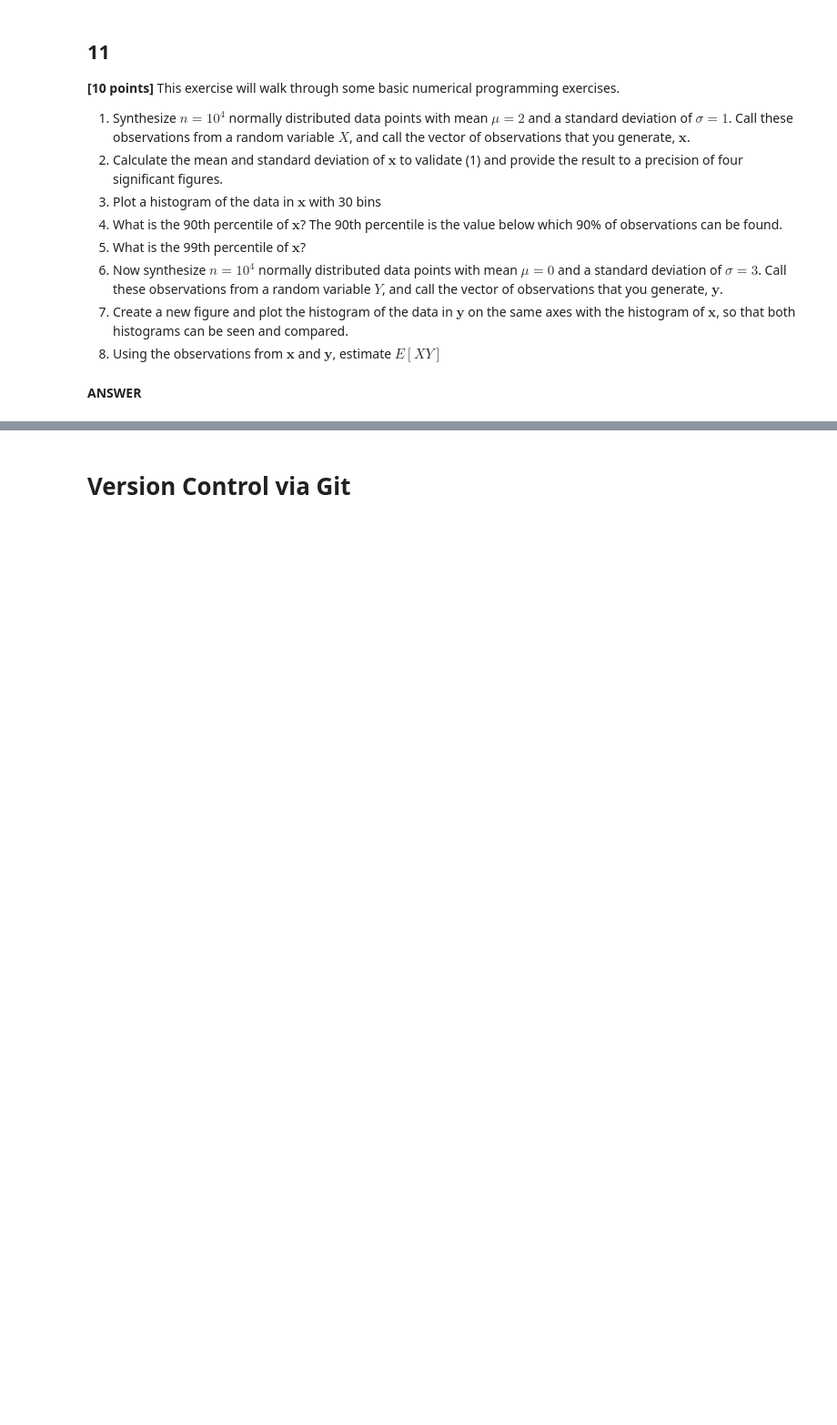
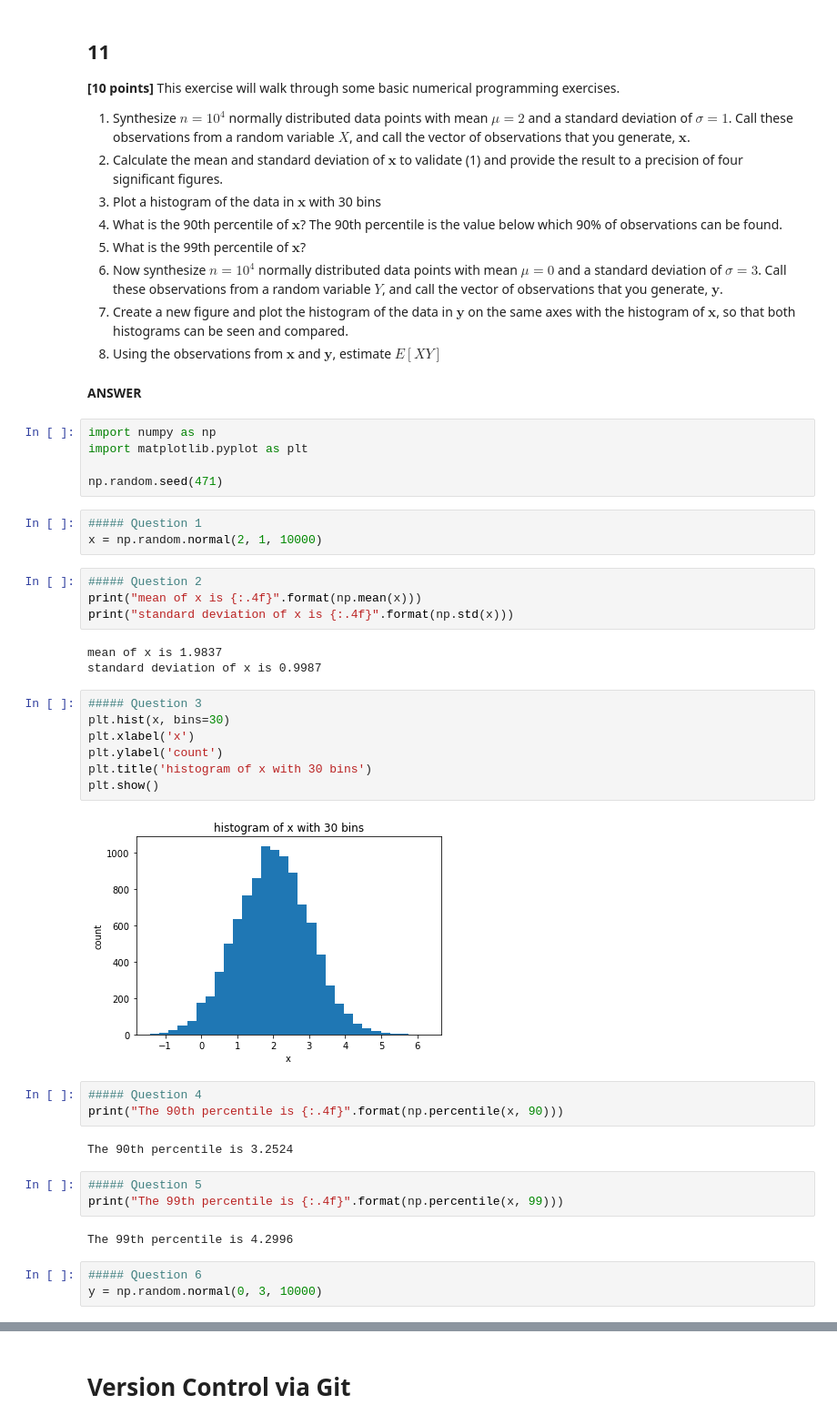
Before and after one commit to gamecicn/ids705, a Jupyter notebook: assignments/Assignment_1.ipynb, the cells around one changed output, grey strips where cells are left out. Shown: that part at 91% size. Cells and saved outputs as stored; diff of their text form; blank space fills up the shorter version.

Commit message:
Finish question 11

```diff
--- a/assignments/Assignment_1.ipynb
+++ b/assignments/Assignment_1.ipynb
@@ -738,3 +748,40 @@ plt.show()
 8. Using the observations from $\textbf{x}$ and $\textbf{y}$, estimate $E[XY]$
 # %% [markdown]
 **ANSWER**
+# %%
+import numpy as np
+import matplotlib.pyplot as plt
+
+np.random.seed(471)
+# %%
+##### Question 1
+x = np.random.normal(2, 1, 10000)
+# %%
+##### Question 2
+print("mean of x is {:.4f}".format(np.mean(x)))
+print("standard deviation of x is {:.4f}".format(np.std(x)))
+# %% [output]
+mean of x is 1.9837
+standard deviation of x is 0.9987
+# %%
+##### Question 3
+plt.hist(x, bins=30)
+plt.xlabel('x')
+plt.ylabel('count')
+plt.title('histogram of x with 30 bins')
+plt.show()
+# %% [output]
+[figure, added]
+# %%
+##### Question 4
+print("The 90th percentile is {:.4f}".format(np.percentile(x, 90)))
+# %% [output]
+The 90th percentile is 3.2524
+# %%
+##### Question 5
+print("The 99th percentile is {:.4f}".format(np.percentile(x, 99)))
+# %% [output]
+The 99th percentile is 4.2996
+# %%
+##### Question 6
+y = np.random.normal(0, 3, 10000)
```
Also changed, not shown: parts of 3 cells of this notebook.
